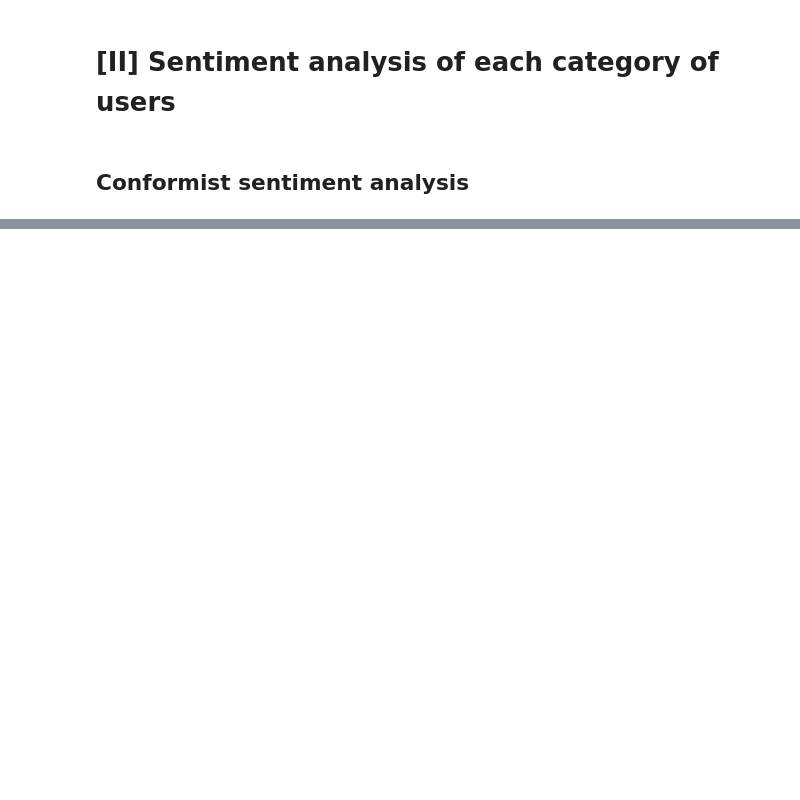
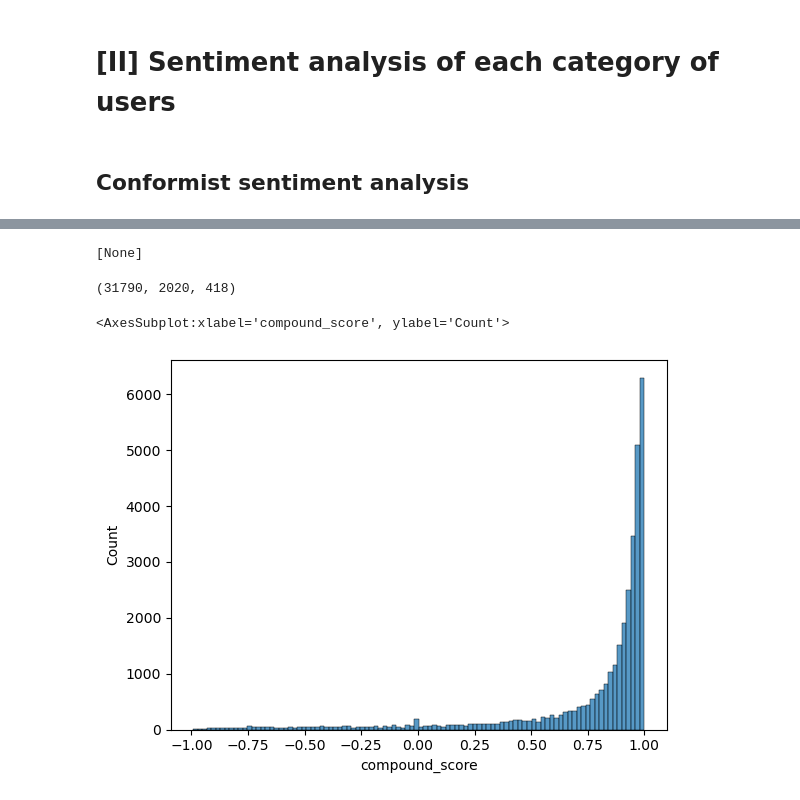
Before and after one commit to epfl-ada/ada-2022-project-analyteam, a Jupyter notebook: categories_sentiment.ipynb, the cells around one changed output, grey strips where cells are left out. Cells and saved outputs as stored; diff of their text form; code cells hidden in the pictures; blank space fills up the shorter version.

```diff
--- a/categories_sentiment.ipynb
+++ b/categories_sentiment.ipynb
@@ -153,0 +298,20 @@ NotImplementedError: Item assignment with <class 'tuple'> not supported
+# %%
+# save to
+cf_ratings_samples.to_parquet(
+    ing.build_path(folderind="ba", filename="sentiment_analysis/expert_sentiment", ext=".parquet", basepath=ing.REFINED_PATH))
+# %% [output]
+[None]
+# %%
+compound_score = cfm_sentiments_sample['compound_score'].compute()
+nb_pos = compound_score[compound_score > 0.05].shape[0]
+nb_neg = compound_score[compound_score < -0.05].shape[0]
+nb_neu = compound_score[compound_score.between(-0.05, 0.05)].shape[0]
+nb_pos, nb_neg, nb_neu
+# %% [output]
+(31790, 2020, 418)
+# %%
+# plot histogram of sentiment scores
+sns.histplot(compound_score, bins=100)
+# %% [output]
+<AxesSubplot:xlabel='compound_score', ylabel='Count'>
+[figure, added]
```
Also changed, not shown: parts of 35 cells of this notebook.
